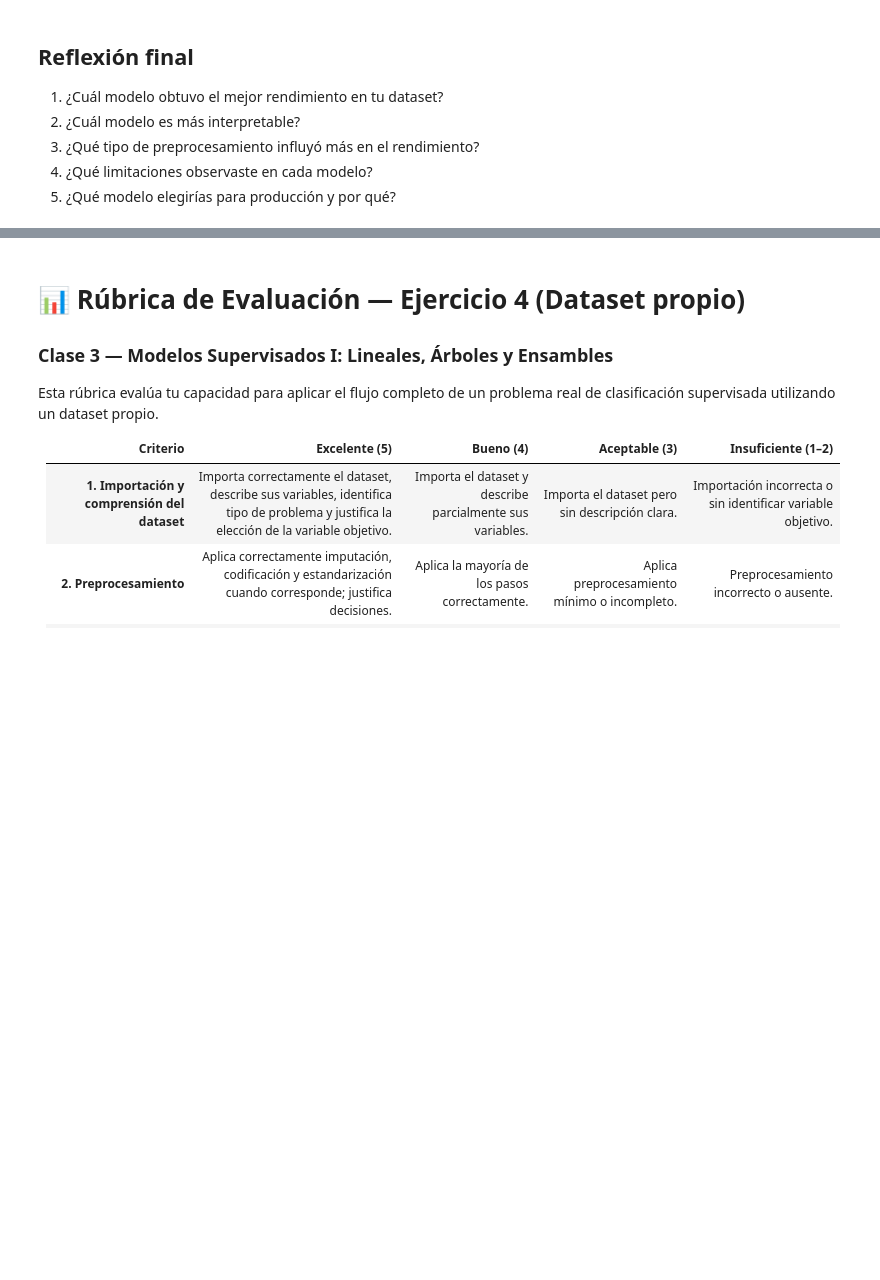
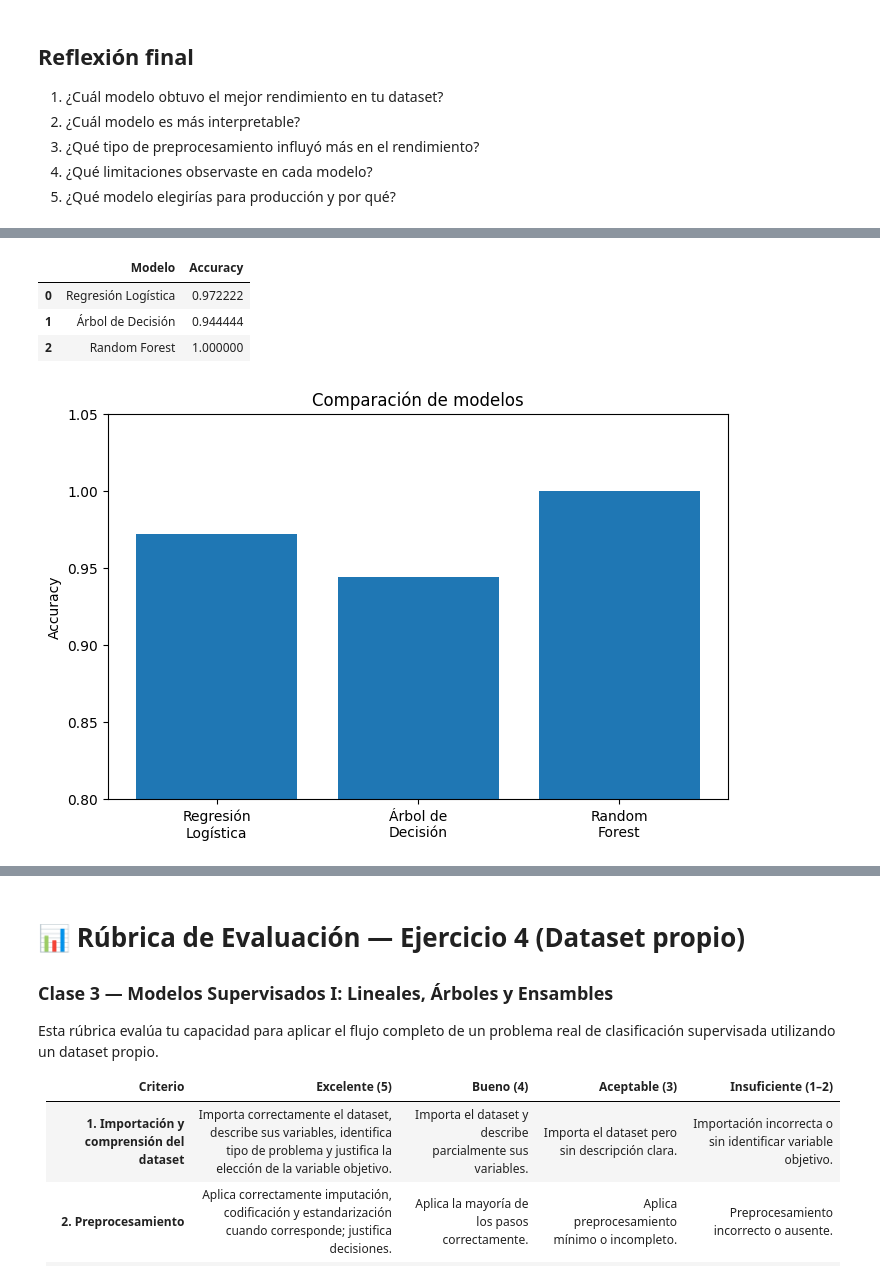
Before and after one commit to sanchezmicaela/Aprendizaje_Automatico, a Jupyter notebook: colab_notebook/3-modelos_supervisados-micaela-sanchez.ipynb, the cells around one changed output, grey strips where cells are left out. Drawn from its saved outputs; the diff is of its cells as text; code cells hidden in the pictures; blank space fills up the shorter version.

```diff
--- a/colab_notebook/3-modelos_supervisados-micaela-sanchez.ipynb
+++ b/colab_notebook/3-modelos_supervisados-micaela-sanchez.ipynb
@@ -1460,0 +1572,38 @@ Este ejercicio simula un flujo real de trabajo en machine learning.
+# %%
+resultados = {
+    "Modelo": [
+        "Regresión Logística",
+        "Árbol de Decisión",
+        "Random Forest"
+    ],
+    "Accuracy": [
+        acc_log,
+        acc_tree,
+        acc_rf
+    ]
+}
+
+pd.DataFrame(resultados)
+# %% [output]
+|  | Modelo | Accuracy |
+| 0 | Regresión Logística | 0.972222 |
+| 1 | Árbol de Decisión | 0.944444 |
+| 2 | Random Forest | 1.000000 |
+# %%
+plt.figure(figsize=(8,5))
+
+plt.bar(
+    ["Regresión\nLogística",
+     "Árbol de\nDecisión",
+     "Random\nForest"],
+    [acc_log, acc_tree, acc_rf]
+)
+
+plt.ylim(0.8, 1.05)
+
+plt.ylabel("Accuracy")
+plt.title("Comparación de modelos")
+
+plt.show()
+# %% [output]
+[figure, added]
```
Also changed, not shown: parts of 9 cells of this notebook.
